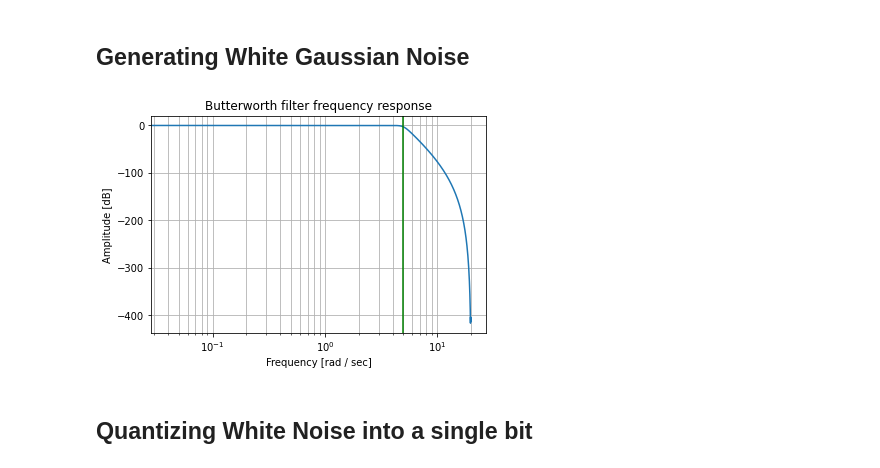
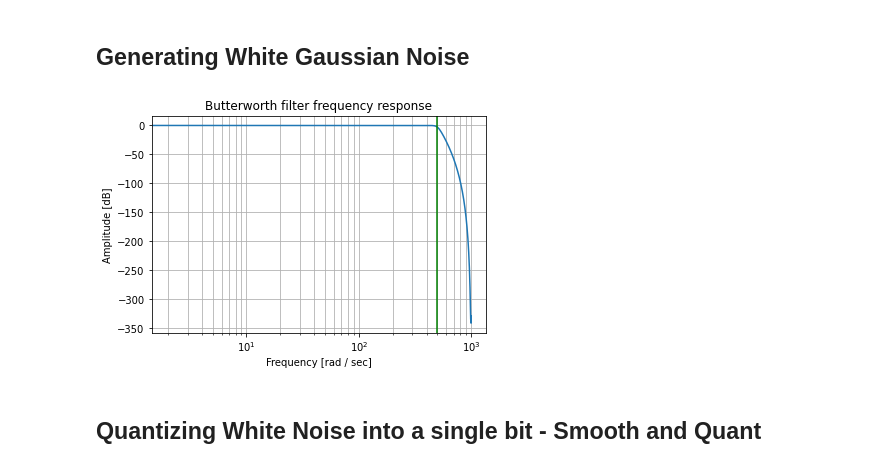
Before and after one commit to RoyElkabetz/NMR-gyroscope, a Jupyter notebook: Quantization_noise_simulation.ipynb, the cells around one changed output. Saved outputs shown, nothing was run; the diff lists cells and outputs as text; code cells hidden in the pictures.

```diff
--- a/Quantization_noise_simulation.ipynb
+++ b/Quantization_noise_simulation.ipynb
@@ -63,31 +63,31 @@ def psd_compare(signals_list, sampling_frequency_hz, noise_amplitude=None, names
 # %%
 # Noise parameters
 frequency = 2                           # sine wave frequency [Hz]
-sampling_frequency = 20 * frequency     # sampling frequency [Hz]
-t_f = 30                                # final time of time vector [s]
+sampling_frequency = 1000 * frequency     # sampling frequency [Hz]
+t_f = 1                                # final time of time vector [s]
 dt = 1 / sampling_frequency             # time step for simulation [s]
 N = np.int(t_f // dt)                   # sampling points in time vector
 t = np.linspace(0, t_f, N)              # time vector  [s]
 noise_amplitude = 0.067                # noise amplitude [amplitude / sqrt(Hz)]
 noise_power = np.power(noise_amplitude, 2) * sampling_frequency / 2 # noise power [power / Hz]
 
 
 # Filter parameters
-cutoff = 5                             # noise cutoff frequency [Hz]
+cutoff = sampling_frequency / 4                             # noise cutoff frequency [Hz]
 order = 10                             # order of the low pass filter
 
 # The noise
 noise = np.random.normal(scale=np.sqrt(noise_power), size=t.shape)
 
 # Filtered noise
 filtered_noise = butter_low_pass_filter(noise,
                                         order,
                                         cutoff,
                                         sampling_frequency,
                                         plot_filter=True) # filtered noise
 # %% [output]
-[figure, old version]
+[figure, new version]
 # %% [markdown]
-## Quantizing White Noise into a single bit
+## Quantizing White Noise into a single bit - Smooth and Quant
 # %%
 quant_level = 0
```
Also changed, not shown: parts of 8 cells of this notebook.
